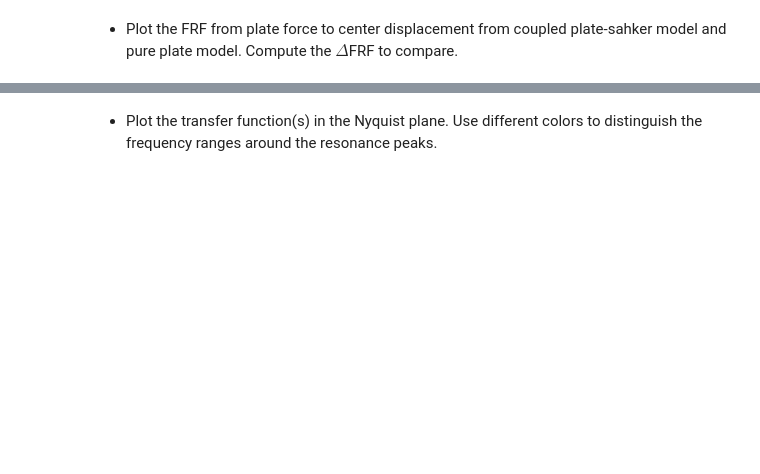
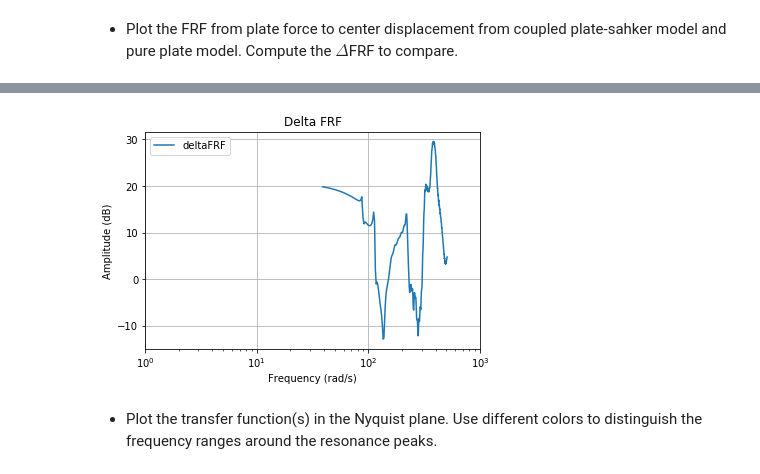
Before and after one commit to phmandl/modalanalyse, a Jupyter notebook: HW4/4_MeasurementTechniques_template_max.ipynb, the cells around one changed output, grey strips where cells are left out. Saved outputs shown, nothing was run; the diff lists cells and outputs as text; code cells hidden in the pictures; blank space fills up the shorter version.

```diff
--- a/HW4/4_MeasurementTechniques_template_max.ipynb
+++ b/HW4/4_MeasurementTechniques_template_max.ipynb
@@ -966,2 +946,7 @@ print("--- %s seconds ---" % (time.time() - start_time))
+# %%
+PC_disp_z = u[Iz[NC],:]
+estimated_tf3 = rfft(PC_disp_z)/rfft(y_t)
+Ampl3 = 20*np.log10(np.abs(estimated_tf3))
+Phase3 = np.angle(estimated_tf3)*180/np.pi
 # %% [markdown]
 * Plot the FRF from plate force to center displacement from coupled plate-sahker model and pure plate model. Compute the $\Delta$FRF to compare.
@@ -968,2 +1007,17 @@ print("--- %s seconds ---" % (time.time() - start_time))
+# %%
+delta_frf = Ampl3[f_idx_lower:f_idx_upper] - PC_resp_z[:,0]
+
+#compare amplitude
+plt.plot(frequency, delta_frf,label='deltaFRF')
+plt.title('Delta FRF')
+plt.ylabel('Amplitude (dB)')
+plt.xlabel('Frequency (rad/s)')
+plt.xscale('log')
+plt.xlim(1, 1000)
+plt.grid(True)
+plt.legend()
+plt.show()
+# %% [output]
+[figure, added]
 # %% [markdown]
 * Plot the transfer function(s) in the Nyquist plane. Use different colors to distinguish the frequency ranges around the resonance peaks.
```
Also changed, not shown: parts of 12 cells of this notebook.
